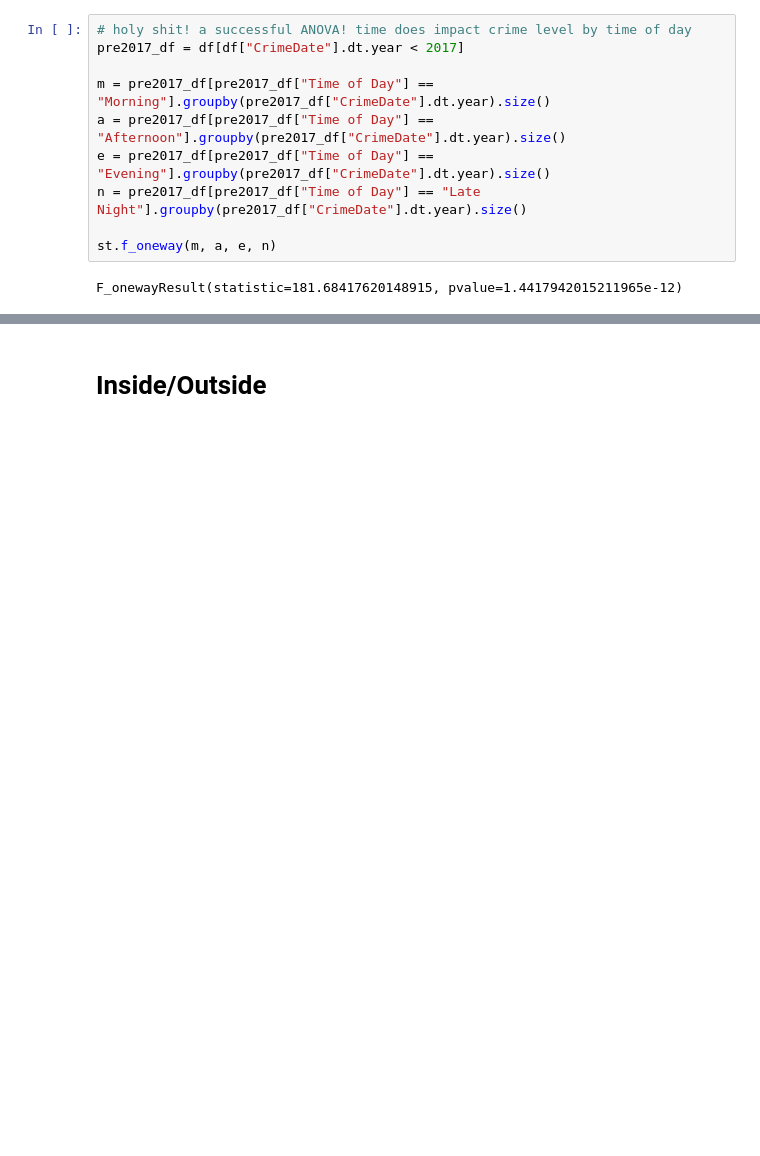
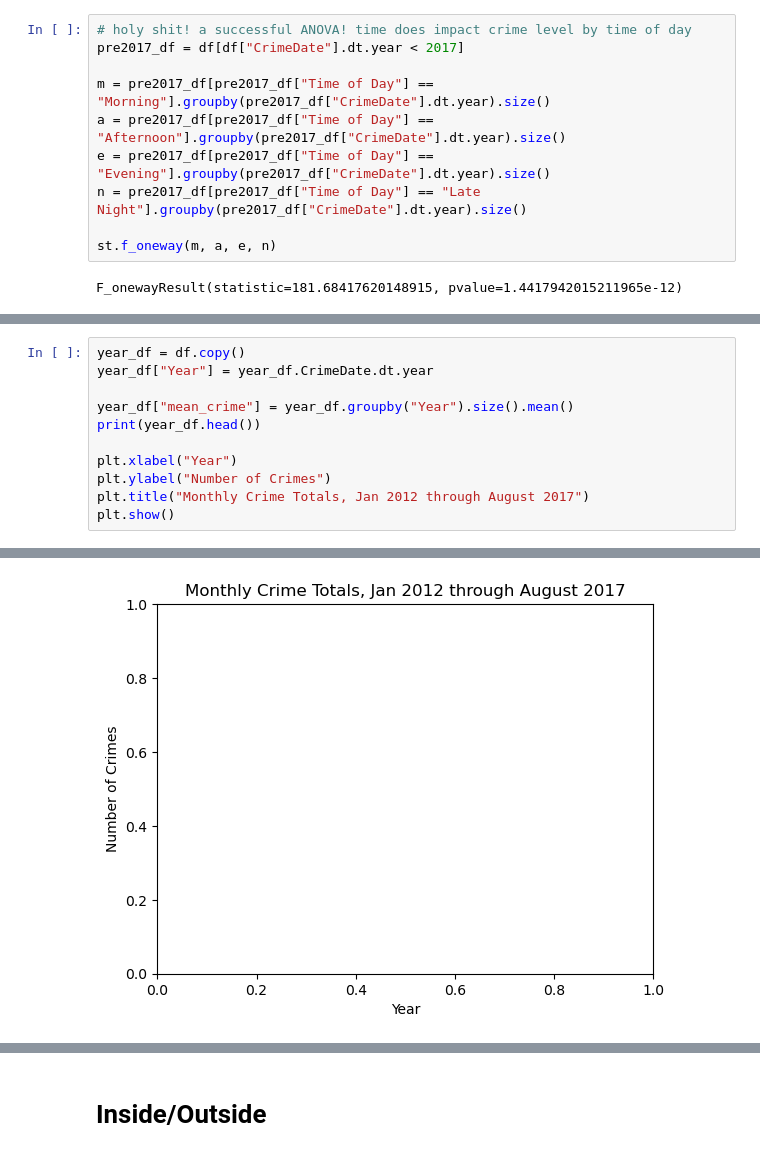
Before and after one commit to johbry17/Crime-in-Baltimore, a Jupyter notebook: Resources/miscellaneous/test.ipynb, the cells around one changed output, grey strips where cells are left out. Saved outputs shown, nothing was run; the diff lists cells and outputs as text; blank space fills up the shorter version.

```diff
--- a/Resources/miscellaneous/test.ipynb
+++ b/Resources/miscellaneous/test.ipynb
@@ -145,0 +158,12 @@ _.plot(kind='line')
+# %%
+year_df = df.copy()
+year_df["Year"] = year_df.CrimeDate.dt.year
+
+year_df["mean_crime"] = year_df.groupby("Year").size().mean()
+print(year_df.head())
+
+plt.xlabel("Year")
+plt.ylabel("Number of Crimes")
+plt.title("Monthly Crime Totals, Jan 2012 through August 2017")
+plt.show()
+# %% [output]
@@ -145,0 +187 @@ _.plot(kind='line')
+[figure, added]
```
Also changed, not shown: parts of 5 cells of this notebook.
